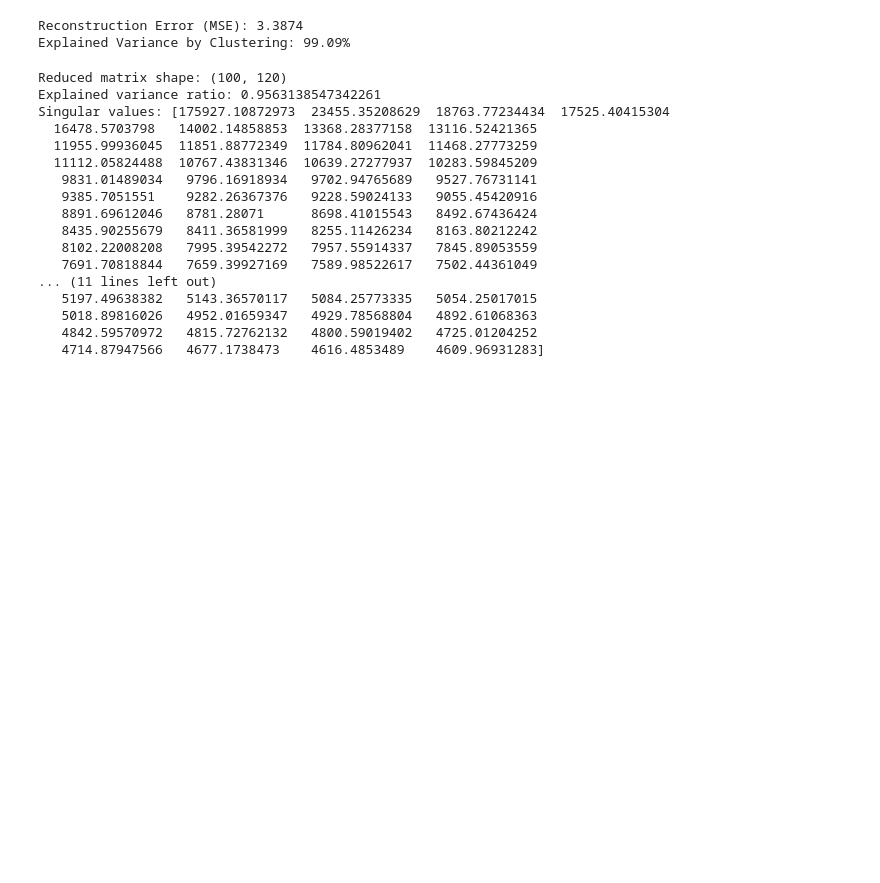
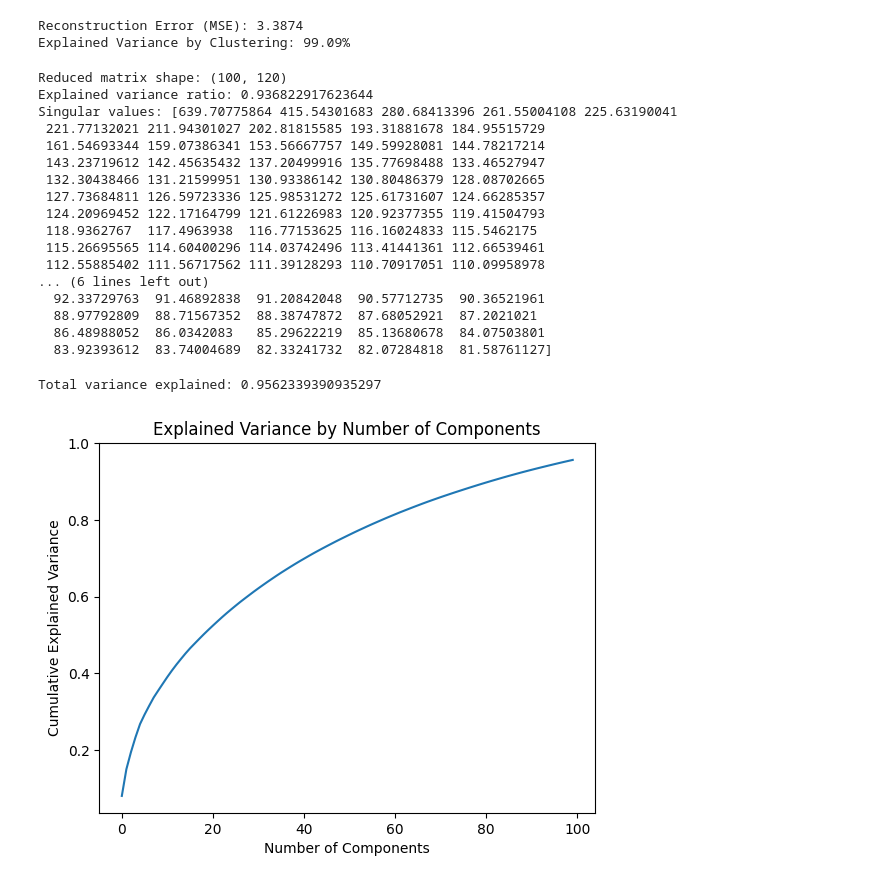
Before and after one commit to Quan-VioletZhou/DNN_in_Neural_Dedifferentiation, a Jupyter notebook: PCA_DNN.ipynb, the cells around one changed output. Drawn from its saved outputs; the diff is of its cells as text; code cells hidden in the pictures; blank space fills up the shorter version.

```diff
--- a/PCA_DNN.ipynb
+++ b/PCA_DNN.ipynb
@@ -76,23 +76,28 @@ print(f"Explained Variance by Clustering: {explained_variance_ratio:.2%}")
 Reconstruction Error (MSE): 3.3874
 Explained Variance by Clustering: 99.09%
 # %%
-# This codes using SVD instead of PCA, according to Hustin Zhang report,
+# This codes using SVD instead of PCA, according to Justine Zhang report,
 import numpy as np
+from sklearn.preprocessing import StandardScaler
 from sklearn.decomposition import TruncatedSVD
 
 # Load or create your activation matrix
-file = r'C:\Users\quanz\Documents\UM\Projects\GLX_Project\DNN\MiND_Stimili\conv1_both_combined_matrix.csv'
-activation_matrix = np.loadtxt(file, delimiter=',') # Example loading step
+file = r'C:\Users\quanz\Documents\UM\Projects\GLX_Project\DNN\MiND_Stimili\pool5_G_both_combined_matrix.csv'
+activation_matrix = np.loadtxt(file, delimiter=',', skiprows=1) # Example loading step
 
 # transform to .npy for futher use
-np.save('activation_matrix_conv1.npy', activation_matrix)
+np.save('pool5_G_both_combined_matrix.npy', activation_matrix)
 
 # Define the number of components to keep (adjust based on the desired explained variance)
 n_components = 100  # Choose an appropriate number based on variance explained or experiment needs
 
+activation_matrix_centered = activation_matrix - np.mean(activation_matrix, axis=0)
+
+scaler = StandardScaler()
+activation_matrix_standardized = scaler.fit_transform(activation_matrix_centered)
 
 # Transpose the matrix to reduce along the units dimension (710061)
-activation_matrix_T = activation_matrix.T  # Now shape is [120, 710061]
+activation_matrix_T = activation_matrix_standardized.T  # Now shape is [120, 710061]
 
 
 # Perform Truncated SVD
@@ -116,21 +121,39 @@ print("Singular values:", singular_values)
 
 # Save the reduced matrix for future analysis or model input
 np.save('reduced_activation_matrix.npy', reduced_matrix)
+
+np.save('C:\\Users\\quanz\\Documents\\UM\\Projects\\GLX_Project\\DNN\\MiND_Stimili\\reduced_activation_matrix_pool5_G.npy', reduced_matrix)
 # %% [output]
 Reduced matrix shape: (100, 120)
-Explained variance ratio: 0.9563138547342261
-Singular values: [175927.10872973  23455.35208629  18763.77234434  17525.40415304
-  16478.5703798   14002.14858853  13368.28377158  13116.52421365
-  11955.99936045  11851.88772349  11784.80962041  11468.27773259
-  11112.05824488  10767.43831346  10639.27277937  10283.59845209
-   9831.01489034   9796.16918934   9702.94765689   9527.76731141
-   9385.7051551    9282.26367376   9228.59024133   9055.45420916
-   8891.69612046   8781.28071      8698.41015543   8492.67436424
-   8435.90255679   8411.36581999   8255.11426234   8163.80212242
-   8102.22008208   7995.39542272   7957.55914337   7845.89053559
-   7691.70818844   7659.39927169   7589.98522617   7502.44361049
-... (11 lines left out)
-   5197.49638382   5143.36570117   5084.25773335   5054.25017015
-   5018.89816026   4952.01659347   4929.78568804   4892.61068363
-   4842.59570972   4815.72762132   4800.59019402   4725.01204252
-   4714.87947566   4677.1738473    4616.4853489    4609.96931283]
+Explained variance ratio: 0.936822917623644
+Singular values: [639.70775864 415.54301683 280.68413396 261.55004108 225.63190041
+ 221.77132021 211.94301027 202.81815585 193.31881678 184.95515729
+ 161.54693344 159.07386341 153.56667757 149.59928081 144.78217214
+ 143.23719612 142.45635432 137.20499916 135.77698488 133.46527947
+ 132.30438466 131.21599951 130.93386142 130.80486379 128.08702665
+ 127.73684811 126.59723336 125.98531272 125.61731607 124.66285357
+ 124.20969452 122.17164799 121.61226983 120.92377355 119.41504793
+ 118.9362767  117.4963938  116.77153625 116.16024833 115.5462175
+ 115.26695565 114.60400296 114.03742496 113.41441361 112.66539461
+ 112.55885402 111.56717562 111.39128293 110.70917051 110.09958978
+... (6 lines left out)
+  92.33729763  91.46892838  91.20842048  90.57712735  90.36521961
+  88.97792809  88.71567352  88.38747872  87.68052921  87.2021021
+  86.48988052  86.0342083   85.29622219  85.13680678  84.07503801
+  83.92393612  83.74004689  82.33241732  82.07284818  81.58761127]
+# %%
+# To see how much variance it explaines:
+total_variance_explained = svd.explained_variance_ratio_.sum()
+print("Total variance explained:", total_variance_explained)
+
+import matplotlib.pyplot as plt
+
+cumulative_variance = np.cumsum(svd.explained_variance_ratio_)
+plt.plot(cumulative_variance)
+plt.xlabel('Number of Components')
+plt.ylabel('Cumulative Explained Variance')
+plt.title('Explained Variance by Number of Components')
+plt.show()
+# %% [output]
+Total variance explained: 0.9562339390935297
+[figure, added]
```
